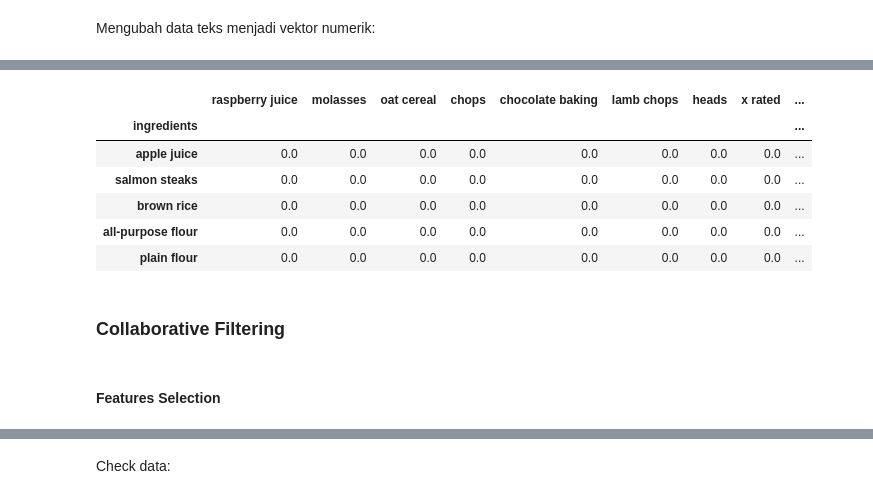
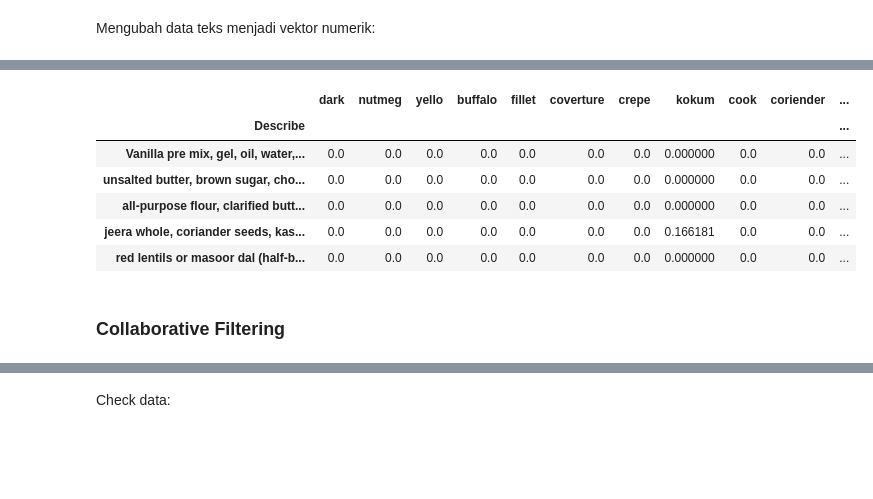
Before and after one commit to Sulbae/OlahGizi-Project, a Jupyter notebook: Food Recommender/notebook.ipynb, the cells around one changed output, grey strips where cells are left out. Cells and saved outputs as stored; diff of their text form; code cells hidden in the pictures; blank space fills up the shorter version.

```diff
--- a/Food Recommender/notebook.ipynb
+++ b/Food Recommender/notebook.ipynb
@@ -541,4 +285,0 @@ Mengambil elemen ke-1 - 3 dan ubah menjadi string:
-# %%
-food_df['ingredients'] = food_df['ingredients'].apply(
-    lambda x: str(x[0]) if isinstance(x, list) and len(x) > 0 else None
-)
@@ -589,0 +290,3 @@ content_based_df
+# %%
+content_based_df = food_df
+content_based_df
@@ -623,8 +339,8 @@ Name: ingredients, Length: 2009, dtype: object
 # %% [markdown]
 Mengubah data teks menjadi vektor numerik:
 # %%
-tfidf_vectorizer = TfidfVectorizer(stop_words='english', ngram_range=(1, 4), token_pattern=r'\b[a-zA-Z]+\b')
+tfidf_vectorizer = TfidfVectorizer(stop_words='english', ngram_range=(1,1), token_pattern=r'\b[a-zA-Z]+\b')
 
-tfidf_vectorizer.fit(content_based_df['ingredients'])
+tfidf_vectorizer.fit(content_based_df['Describe'])
 
 teks = tfidf_vectorizer.get_feature_names_out()
@@ -638,5 +352,5 @@ array(['active', 'active dry', 'active dry yeast', ..., 'zinfandel',
 # %%
-tfidf_matrix = tfidf_vectorizer.fit_transform(content_based_df['ingredients'])
+tfidf_matrix = tfidf_vectorizer.fit_transform(content_based_df['Describe'])
 
 tfidf_matrix.shape
 # %% [output]
@@ -654,17 +374,15 @@ matrix([[0., 0., 0., ..., 0., 0., 0.],
 # %%
 pd.DataFrame(tfidf_matrix.todense(),
              columns=teks,
-             index=content_based_df.ingredients
+             index=content_based_df.Describe
              ).sample(20, axis=1).sample(5, axis=0)
 # %% [output]
-|  | raspberry juice | molasses | oat cereal | chops | chocolate baking | lamb chops | heads | x rated | ... |
-| ingredients |  |  |  |  |  |  |  |  | ... |
-| apple juice | 0.0 | 0.0 | 0.0 | 0.0 | 0.0 | 0.0 | 0.0 | 0.0 | ... |
-| salmon steaks | 0.0 | 0.0 | 0.0 | 0.0 | 0.0 | 0.0 | 0.0 | 0.0 | ... |
-| brown rice | 0.0 | 0.0 | 0.0 | 0.0 | 0.0 | 0.0 | 0.0 | 0.0 | ... |
-| all-purpose flour | 0.0 | 0.0 | 0.0 | 0.0 | 0.0 | 0.0 | 0.0 | 0.0 | ... |
-| plain flour | 0.0 | 0.0 | 0.0 | 0.0 | 0.0 | 0.0 | 0.0 | 0.0 | ... |
+|  | dark | nutmeg | yello | buffalo | fillet | coverture | crepe | kokum | cook | coriender | ... |
+| Describe |  |  |  |  |  |  |  |  |  |  | ... |
+| Vanilla pre mix, gel, oil, water,... | 0.0 | 0.0 | 0.0 | 0.0 | 0.0 | 0.0 | 0.0 | 0.000000 | 0.0 | 0.0 | ... |
+| unsalted butter, brown sugar, cho... | 0.0 | 0.0 | 0.0 | 0.0 | 0.0 | 0.0 | 0.0 | 0.000000 | 0.0 | 0.0 | ... |
+| all-purpose flour, clarified butt... | 0.0 | 0.0 | 0.0 | 0.0 | 0.0 | 0.0 | 0.0 | 0.000000 | 0.0 | 0.0 | ... |
+| jeera whole, coriander seeds, kas... | 0.0 | 0.0 | 0.0 | 0.0 | 0.0 | 0.0 | 0.0 | 0.166181 | 0.0 | 0.0 | ... |
+| red lentils or masoor dal (half-b... | 0.0 | 0.0 | 0.0 | 0.0 | 0.0 | 0.0 | 0.0 | 0.000000 | 0.0 | 0.0 | ... |
 # %% [markdown]
 ### Collaborative Filtering
-# %% [markdown]
-#### Features Selection
```
Also changed, not shown: parts of 77 cells of this notebook.
